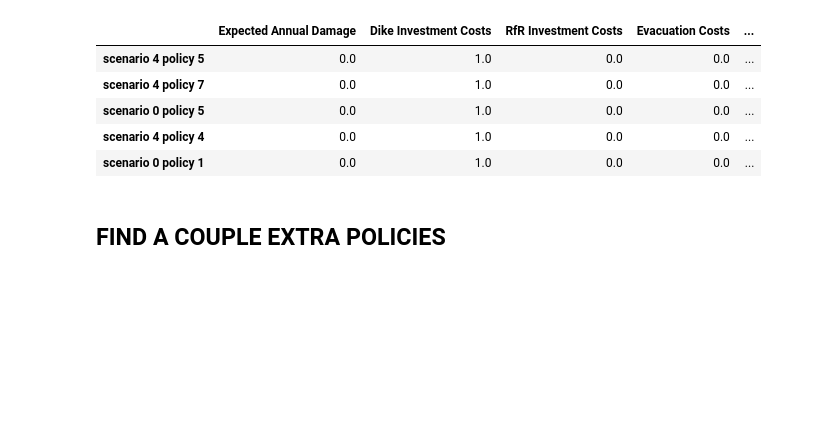
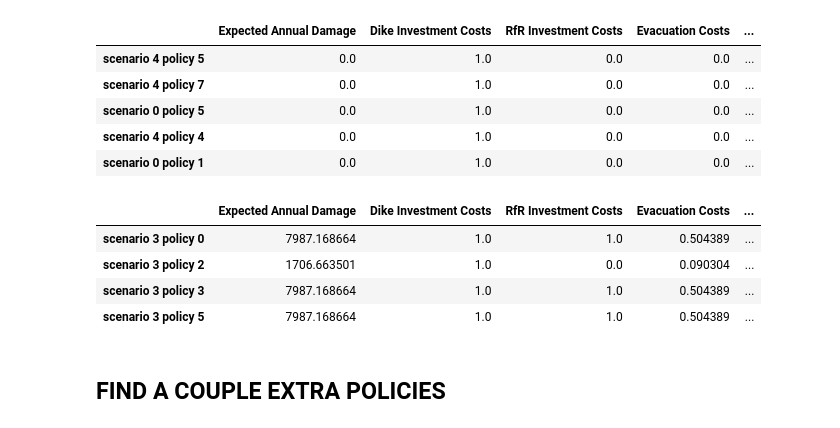
Before and after one commit to willygpv/EPA1361, a Jupyter notebook: final assignment/dike_model/Reevaluation.ipynb, the cells around one changed output. Drawn from its saved outputs; the diff is of its cells as text; code cells hidden in the pictures; blank space fills up the shorter version.

```diff
--- a/final assignment/dike_model/Reevaluation.ipynb
+++ b/final assignment/dike_model/Reevaluation.ipynb
@@ -191,21 +191,21 @@ for policy in np.unique(experiments_reev['policy']):
         scores[k] = score
     total_scores[policy] = scores
 
-data = pd.DataFrame(total_scores).T#.reset_index(drop=True)
-limits = parcoords.get_limits(data)
+data_domain = pd.DataFrame(total_scores).T#.reset_index(drop=True)
+limits = parcoords.get_limits(data_domain)
 # limits.loc[0, :] = 0
 # limits.loc[1, :] = 1
 
 
 paraxes = parcoords.ParallelAxes(limits)
-paraxes.plot(data)
+paraxes.plot(data_domain)
 plt.legend()
 plt.show()
 # %% [output]
 No handles with labels found to put in legend.
 [figure]
 # %%
-data_death = data.sort_values(by=['Expected Number of Deaths']).tail()
+data_death = data_domain.sort_values(by=['Expected Number of Deaths']).tail()
 data_death
 # %% [output]
 |  | Expected Annual Damage | Dike Investment Costs | RfR Investment Costs | Evacuation Costs | ... |
@@ -217,7 +217,7 @@ data_death
 # %% [markdown]
 These are the 5 policies that are the most robust in terms of Death mitigation
 # %%
-data_rfr = data[data['RfR Investment Costs'] == 1.0]
+data_rfr = data_domain[data_domain['RfR Investment Costs'] == 1.0]
 data_rfr
 # %% [output]
 |  | Expected Annual Damage | Dike Investment Costs | RfR Investment Costs | Evacuation Costs | ... |
@@ -258,3 +258,12 @@ df_potential_policies.to_csv('results/outcomes_reev_df.csv')
+# %%
+data_policies = data_domain[data_domain.index.isin(potential_policies)]
+data_policies
+# %% [output]
+|  | Expected Annual Damage | Dike Investment Costs | RfR Investment Costs | Evacuation Costs | ... |
+| scenario 3 policy 0 | 7987.168664 | 1.0 | 1.0 | 0.504389 | ... |
+| scenario 3 policy 2 | 1706.663501 | 1.0 | 0.0 | 0.090304 | ... |
+| scenario 3 policy 3 | 7987.168664 | 1.0 | 1.0 | 0.504389 | ... |
+| scenario 3 policy 5 | 7987.168664 | 1.0 | 1.0 | 0.504389 | ... |
 # %% [markdown]
 ## FIND A COUPLE EXTRA POLICIES
 # %%
```
Also changed, not shown: parts of 18 cells of this notebook, 23 other files.
